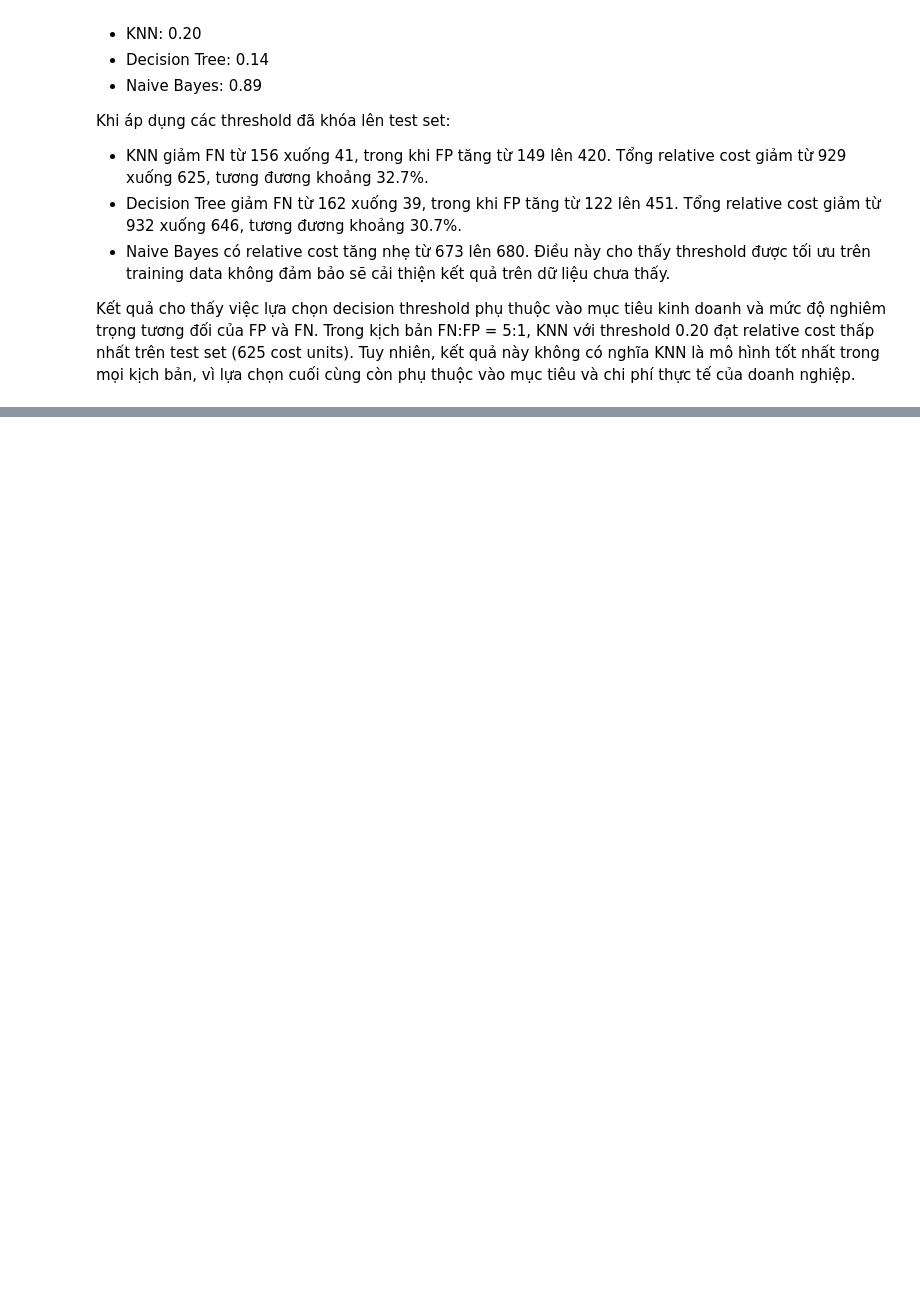
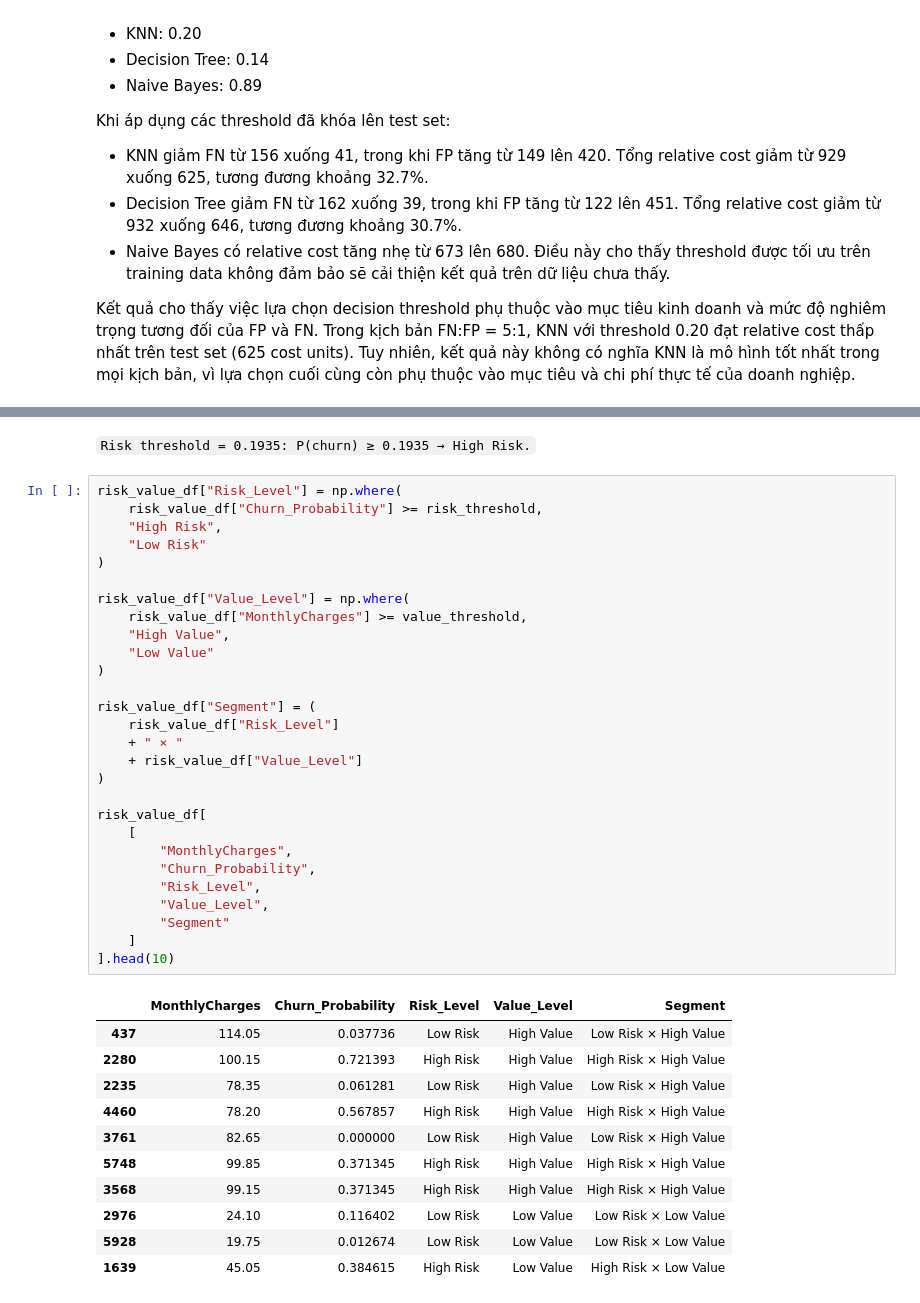
Before and after one commit to huynhthu214/Telco-Churn-DM, a Jupyter notebook: notebook/02_Modeling_Models.ipynb, the cells around one changed output, grey strips where cells are left out. Cells and saved outputs as stored; diff of their text form; blank space fills up the shorter version.

```diff
--- a/notebook/02_Modeling_Models.ipynb
+++ b/notebook/02_Modeling_Models.ipynb
@@ -2028,0 +2437,42 @@ vì lựa chọn cuối cùng còn phụ thuộc vào mục tiêu và chi phí t
+# %% [markdown]
+`Risk threshold = 0.1935: P(churn) ≥ 0.1935 → High Risk.`
+# %%
+risk_value_df["Risk_Level"] = np.where(
+    risk_value_df["Churn_Probability"] >= risk_threshold,
+    "High Risk",
+    "Low Risk"
+)
+
+risk_value_df["Value_Level"] = np.where(
+    risk_value_df["MonthlyCharges"] >= value_threshold,
+    "High Value",
+    "Low Value"
+)
+
+risk_value_df["Segment"] = (
+    risk_value_df["Risk_Level"]
+    + " × "
+    + risk_value_df["Value_Level"]
+)
+
+risk_value_df[
+    [
+        "MonthlyCharges",
+        "Churn_Probability",
+        "Risk_Level",
+        "Value_Level",
+        "Segment"
+    ]
+].head(10)
+# %% [output]
+|  | MonthlyCharges | Churn_Probability | Risk_Level | Value_Level | Segment |
+| 437 | 114.05 | 0.037736 | Low Risk | High Value | Low Risk × High Value |
+| 2280 | 100.15 | 0.721393 | High Risk | High Value | High Risk × High Value |
+| 2235 | 78.35 | 0.061281 | Low Risk | High Value | Low Risk × High Value |
+| 4460 | 78.20 | 0.567857 | High Risk | High Value | High Risk × High Value |
+| 3761 | 82.65 | 0.000000 | Low Risk | High Value | Low Risk × High Value |
+| 5748 | 99.85 | 0.371345 | High Risk | High Value | High Risk × High Value |
+| 3568 | 99.15 | 0.371345 | High Risk | High Value | High Risk × High Value |
+| 2976 | 24.10 | 0.116402 | Low Risk | Low Value | Low Risk × Low Value |
+| 5928 | 19.75 | 0.012674 | Low Risk | Low Value | Low Risk × Low Value |
+| 1639 | 45.05 | 0.384615 | High Risk | Low Value | High Risk × Low Value |
```
Also changed, not shown: parts of 51 cells of this notebook.
